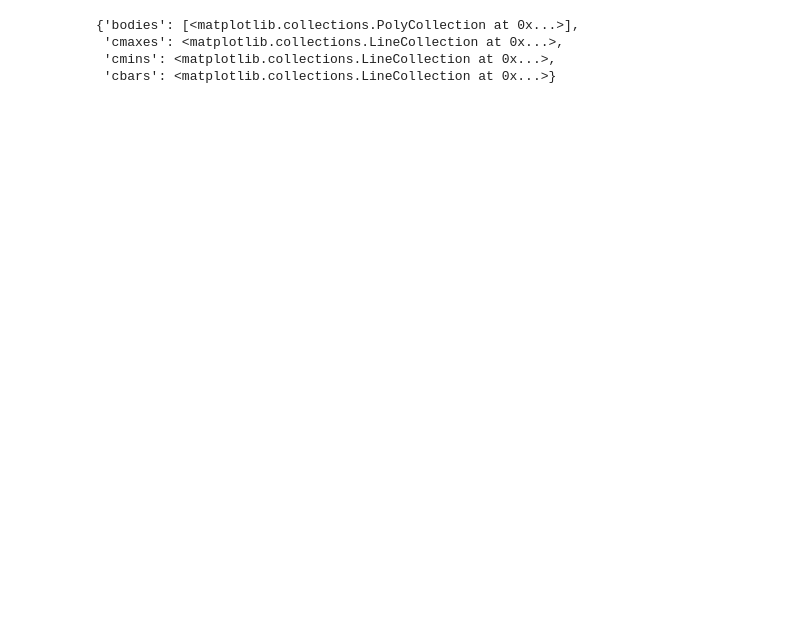
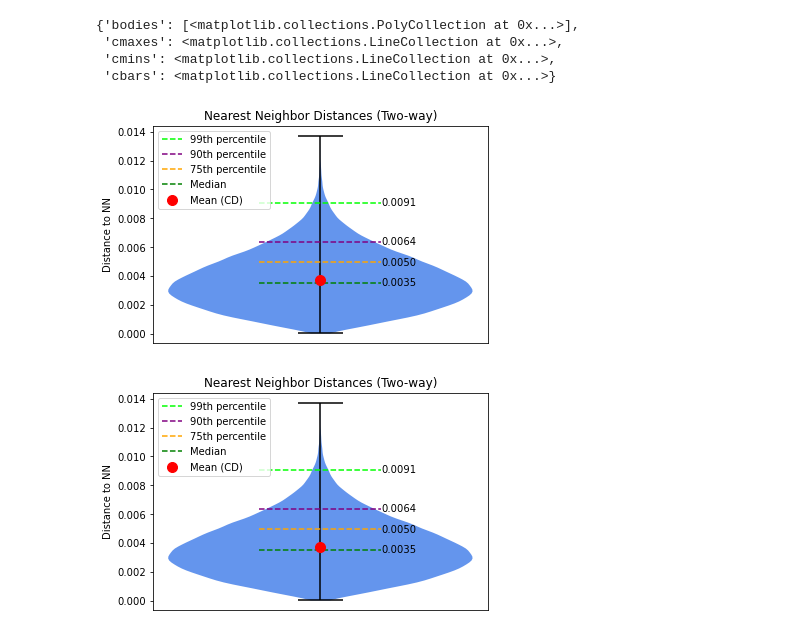
Before and after one commit to philippwulff/Deep3DComp, a Jupyter notebook: test.ipynb, the cells around one changed output. Drawn from its saved outputs; the diff is of its cells as text; code cells hidden in the pictures; blank space fills up the shorter version.

```diff
--- a/test.ipynb
+++ b/test.ipynb
@@ -146,3 +148,8 @@ vp
  'cmaxes': <matplotlib.collections.LineCollection at 0x...>,
  'cmins': <matplotlib.collections.LineCollection at 0x...>,
  'cbars': <matplotlib.collections.LineCollection at 0x...>}
+# %%
+plotting.plot_dist_violin(all_dists)
+# %% [output]
+[figure, added]
+[figure, added]
```
Also changed, not shown: parts of 2 cells of this notebook, 2 other files.
